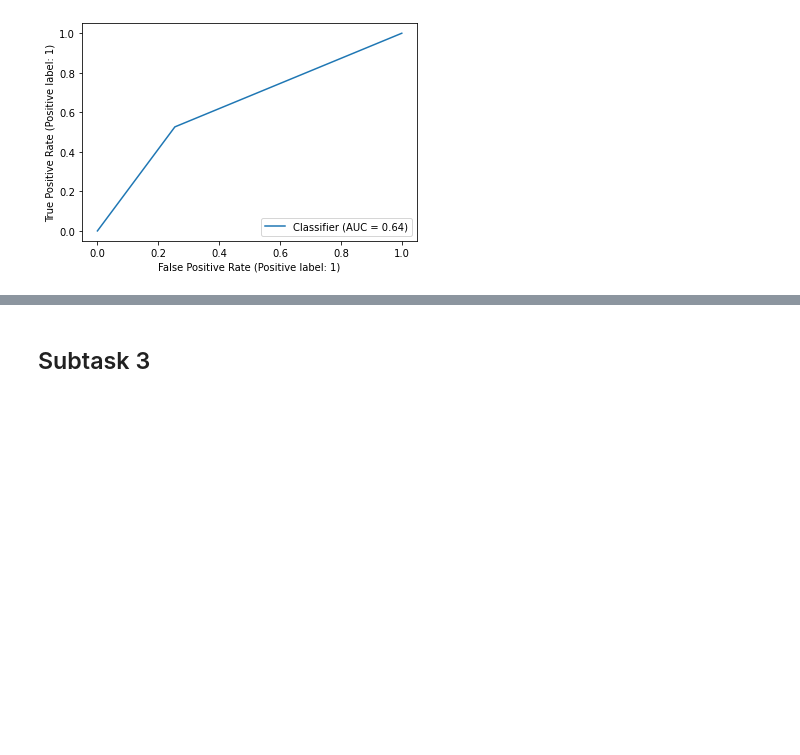
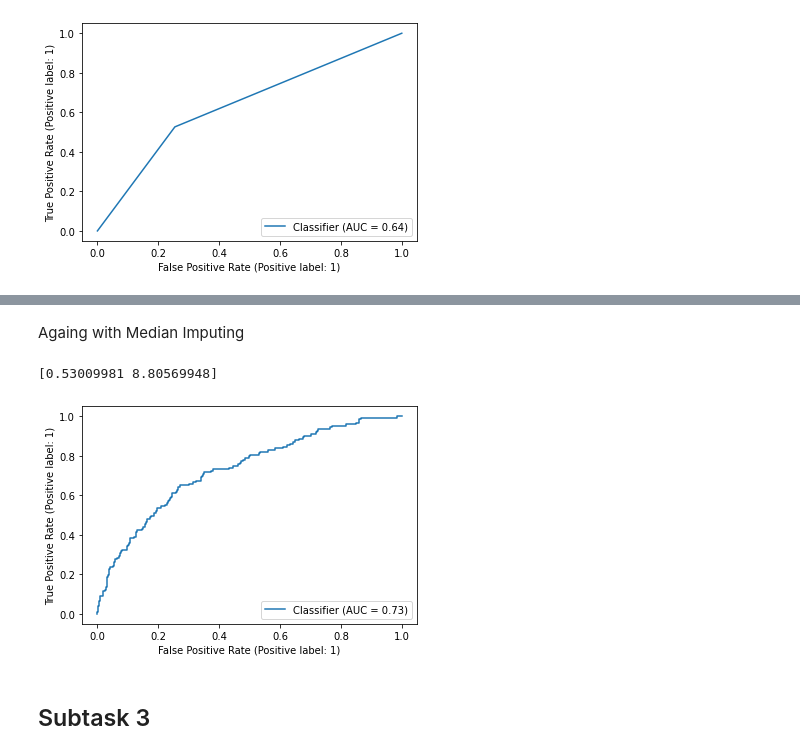
Before and after one commit to ericschreiber/IML, a Jupyter notebook: Task2/Task2.ipynb, the cells around one changed output, grey strips where cells are left out. Saved outputs shown, nothing was run; the diff lists cells and outputs as text; code cells hidden in the pictures; blank space fills up the shorter version.

```diff
--- a/Task2/Task2.ipynb
+++ b/Task2/Task2.ipynb
@@ -165,3 +248,7 @@ labels = labels.to_numpy()
+# %%
+from sklearn.impute import SimpleImputer
+imputer2 = SimpleImputer(strategy='median')
+train_feat_new2MEDIAN = imputer2.fit_transform(train_feat_new)
 # %% [markdown]
 Check if we can drop some variables
 ---
@@ -679,0 +866,5 @@ clf.fit(X, y)
+# %%
+from sklearn.preprocessing import StandardScaler
+scaler = StandardScaler()
+scaler.fit(train_feat_new2MEDIAN)
+train_feat_new3MEDIAN = scaler.transform(train_feat_new2MEDIAN)train_feat_new3MEDIAN
@@ -706,0 +948,7 @@ plt.show()
+# %%
+y_pred = clf.predict_proba(test_feat_new3)[:,1]
+
+i = 0
+for name in ['LABEL_Sepsis']:
+    Abgabe[name] = y_pred
+    i += 1
@@ -707,3 +971,32 @@ plt.show()
+# %% [markdown]
+Againg with Median Imputing
+# %%
+from sklearn.ensemble import HistGradientBoostingClassifier
+from sklearn.metrics import RocCurveDisplay
+from sklearn.utils.class_weight import compute_class_weight
+
+
+y = labels[2000:, 10]
+wheights = compute_class_weight(class_weight="balanced", classes= [0,1], y=y)
+print(wheights)
+wheights_data = []
+for i in range(16995):
+    if y[i] == 0.0:
+        wheights_data.append(wheights[0])
+    else:
+        wheights_data.append(wheights[1])
+#print(wheights_data)
+
+X = train_feat_new3MEDIAN[2000:]
+clf = HistGradientBoostingClassifier(random_state=0)
+clf.fit(X, y, sample_weight =wheights_data)
+
+y_pred = clf.predict_proba(train_feat_new3MEDIAN[:2000])[:,1]
+RocCurveDisplay.from_predictions(labels[:2000, 10], y_pred)
+plt.show()
+# %% [output]
+[0.53009981 8.80569948]
+[figure, added]
 # %% [markdown]
 Subtask 3
 ---
```
Also changed, not shown: parts of 66 cells of this notebook, 4 other files.
